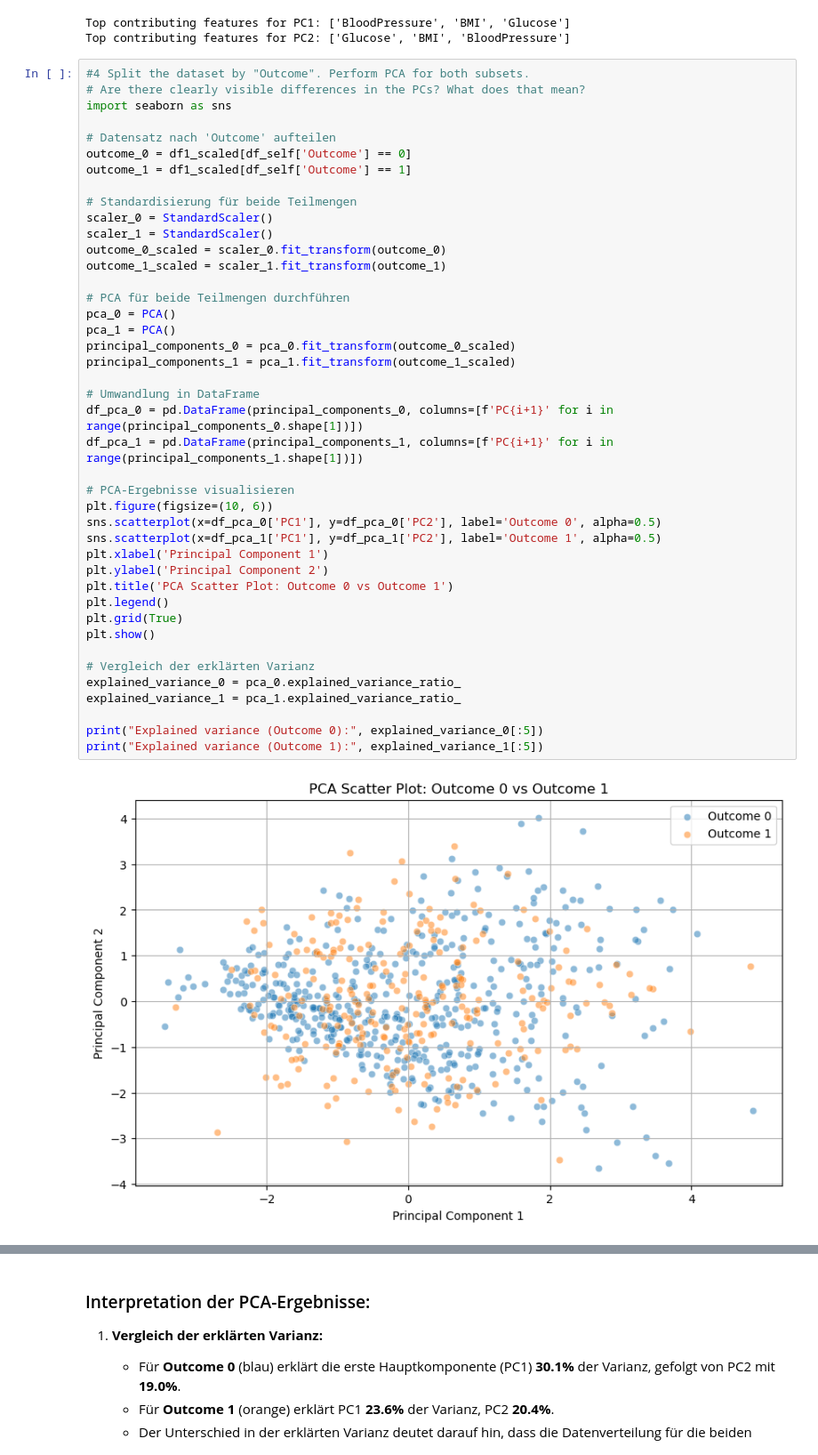
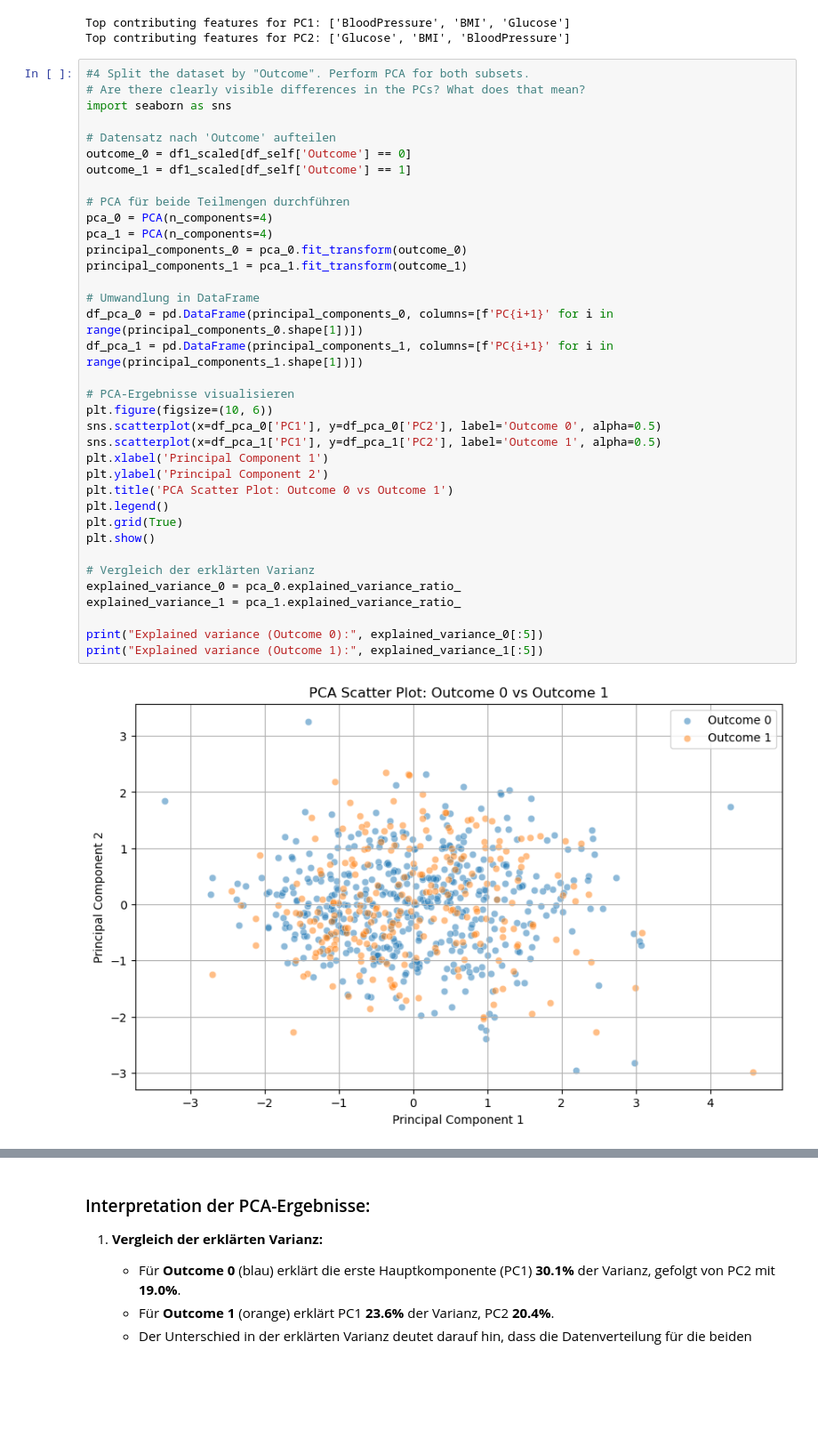
Before and after one commit to davisdsuess/Applied-Analytics, a Jupyter notebook: 02_Tuesday/session2afternoon.ipynb, the cells around one changed output, grey strips where cells are left out. Shown at 89% size. Drawn from its saved outputs; the diff is of its cells as text; blank space fills up the shorter version.

```diff
--- a/02_Tuesday/session2afternoon.ipynb
+++ b/02_Tuesday/session2afternoon.ipynb
@@ -171,41 +171,35 @@ Top contributing features for PC2: ['Glucose', 'BMI', 'BloodPressure']
 import seaborn as sns
 
 # Datensatz nach 'Outcome' aufteilen
 outcome_0 = df1_scaled[df_self['Outcome'] == 0]
 outcome_1 = df1_scaled[df_self['Outcome'] == 1]
 
-# Standardisierung für beide Teilmengen
-scaler_0 = StandardScaler()
-scaler_1 = StandardScaler()
-outcome_0_scaled = scaler_0.fit_transform(outcome_0)
-outcome_1_scaled = scaler_1.fit_transform(outcome_1)
-
 # PCA für beide Teilmengen durchführen
-pca_0 = PCA()
-pca_1 = PCA()
-principal_components_0 = pca_0.fit_transform(outcome_0_scaled)
-principal_components_1 = pca_1.fit_transform(outcome_1_scaled)
+pca_0 = PCA(n_components=4)
+pca_1 = PCA(n_components=4)
+principal_components_0 = pca_0.fit_transform(outcome_0)
+principal_components_1 = pca_1.fit_transform(outcome_1)
 
 # Umwandlung in DataFrame
 df_pca_0 = pd.DataFrame(principal_components_0, columns=[f'PC{i+1}' for i in range(principal_components_0.shape[1])])
 df_pca_1 = pd.DataFrame(principal_components_1, columns=[f'PC{i+1}' for i in range(principal_components_1.shape[1])])
 
 # PCA-Ergebnisse visualisieren
 plt.figure(figsize=(10, 6))
 sns.scatterplot(x=df_pca_0['PC1'], y=df_pca_0['PC2'], label='Outcome 0', alpha=0.5)
 sns.scatterplot(x=df_pca_1['PC1'], y=df_pca_1['PC2'], label='Outcome 1', alpha=0.5)
 plt.xlabel('Principal Component 1')
 plt.ylabel('Principal Component 2')
 plt.title('PCA Scatter Plot: Outcome 0 vs Outcome 1')
 plt.legend()
 plt.grid(True)
 plt.show()
 
 # Vergleich der erklärten Varianz
 explained_variance_0 = pca_0.explained_variance_ratio_
 explained_variance_1 = pca_1.explained_variance_ratio_
 
 print("Explained variance (Outcome 0):", explained_variance_0[:5])
 print("Explained variance (Outcome 1):", explained_variance_1[:5])
 # %% [output]
-[figure, old version]
+[figure, new version]
```
Also changed, not shown: parts of 1 cell of this notebook.
